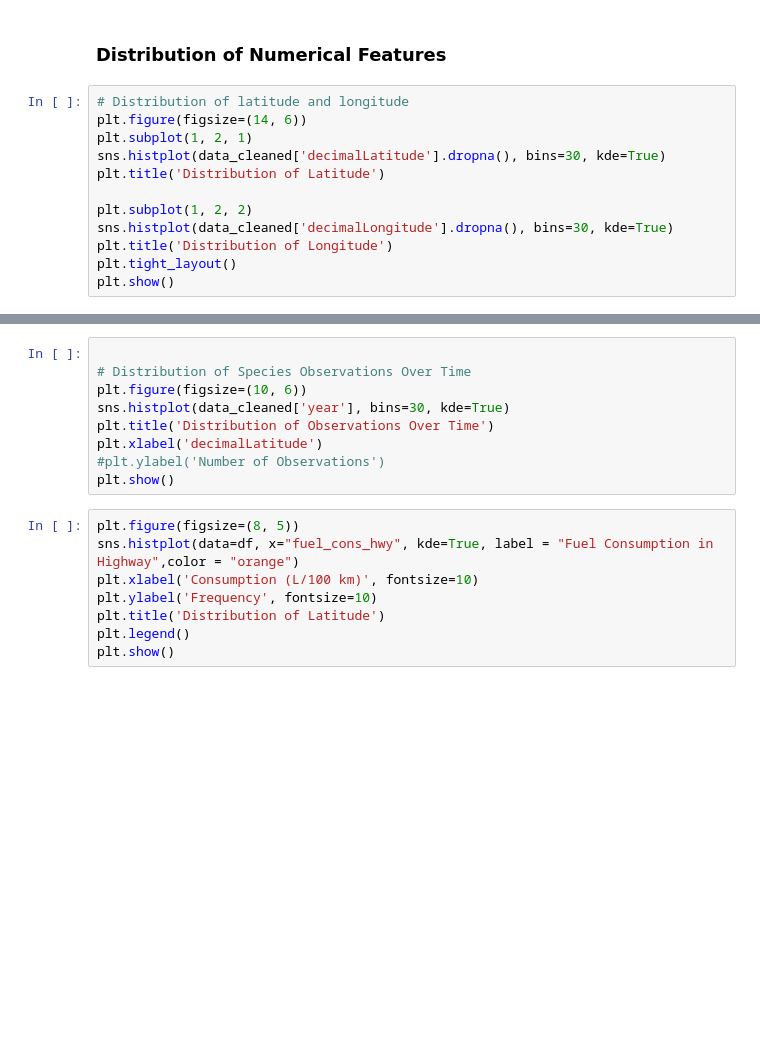
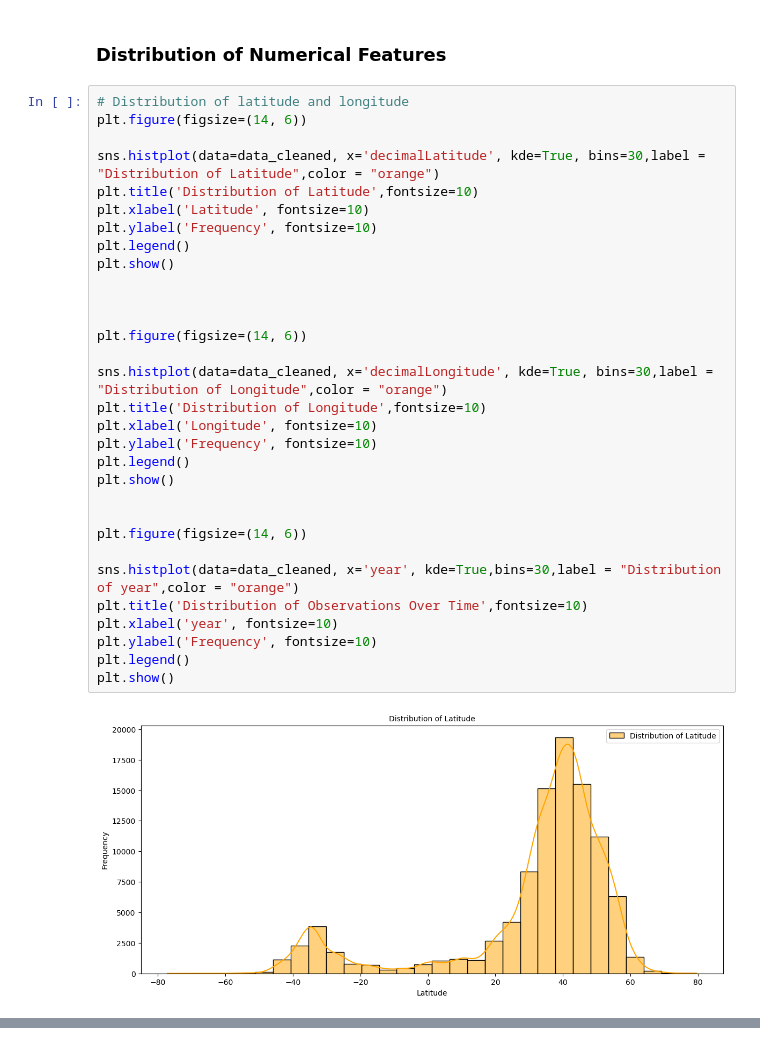
Before and after one commit to AmarjaKumbhar1505/Advance_Python_Programming, a Jupyter notebook: Darwin_Core_EDA.ipynb, the cells around one changed output, grey strips where cells are left out. Drawn from its saved outputs; the diff is of its cells as text; blank space fills up the shorter version.

```diff
--- a/Darwin_Core_EDA.ipynb
+++ b/Darwin_Core_EDA.ipynb
@@ -350,12 +354,33 @@ plot_bar_graphs(data_cleaned, cat_features)
 # %%
 # Distribution of latitude and longitude
 plt.figure(figsize=(14, 6))
-plt.subplot(1, 2, 1)
-sns.histplot(data_cleaned['decimalLatitude'].dropna(), bins=30, kde=True)
-plt.title('Distribution of Latitude')
 
-plt.subplot(1, 2, 2)
-sns.histplot(data_cleaned['decimalLongitude'].dropna(), bins=30, kde=True)
-plt.title('Distribution of Longitude')
-plt.tight_layout()
+sns.histplot(data=data_cleaned, x='decimalLatitude', kde=True, bins=30,label = "Distribution of Latitude",color = "orange")
+plt.title('Distribution of Latitude',fontsize=10)
+plt.xlabel('Latitude', fontsize=10)
+plt.ylabel('Frequency', fontsize=10)
+plt.legend()
 plt.show()
+
+
+
+plt.figure(figsize=(14, 6))
+
+sns.histplot(data=data_cleaned, x='decimalLongitude', kde=True, bins=30,label = "Distribution of Longitude",color = "orange")
+plt.title('Distribution of Longitude',fontsize=10)
+plt.xlabel('Longitude', fontsize=10)
+plt.ylabel('Frequency', fontsize=10)
+plt.legend()
+plt.show()
+
+
+plt.figure(figsize=(14, 6))
+
+sns.histplot(data=data_cleaned, x='year', kde=True,bins=30,label = "Distribution of year",color = "orange")
+plt.title('Distribution of Observations Over Time',fontsize=10)
+plt.xlabel('year', fontsize=10)
+plt.ylabel('Frequency', fontsize=10)
+plt.legend()
+plt.show()
+# %% [output]
+[figure, added]
@@ -362,17 +388,0 @@ plt.show()
-# %%
-
-# Distribution of Species Observations Over Time
-plt.figure(figsize=(10, 6))
-sns.histplot(data_cleaned['year'], bins=30, kde=True)
-plt.title('Distribution of Observations Over Time')
-plt.xlabel('decimalLatitude')
-#plt.ylabel('Number of Observations')
-plt.show()
-# %%
-plt.figure(figsize=(8, 5))
-sns.histplot(data=df, x="fuel_cons_hwy", kde=True, label = "Fuel Consumption in Highway",color = "orange")
-plt.xlabel('Consumption (L/100 km)', fontsize=10)
-plt.ylabel('Frequency', fontsize=10)
-plt.title('Distribution of Latitude')
-plt.legend()
-plt.show()
```
Also changed, not shown: parts of 9 cells of this notebook.
